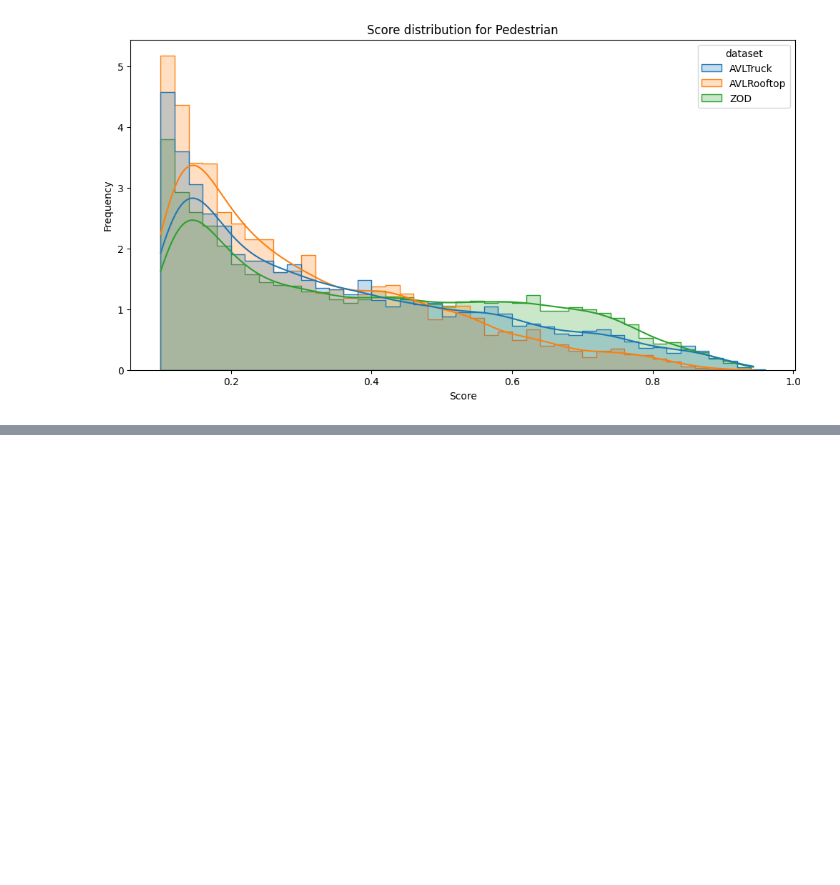
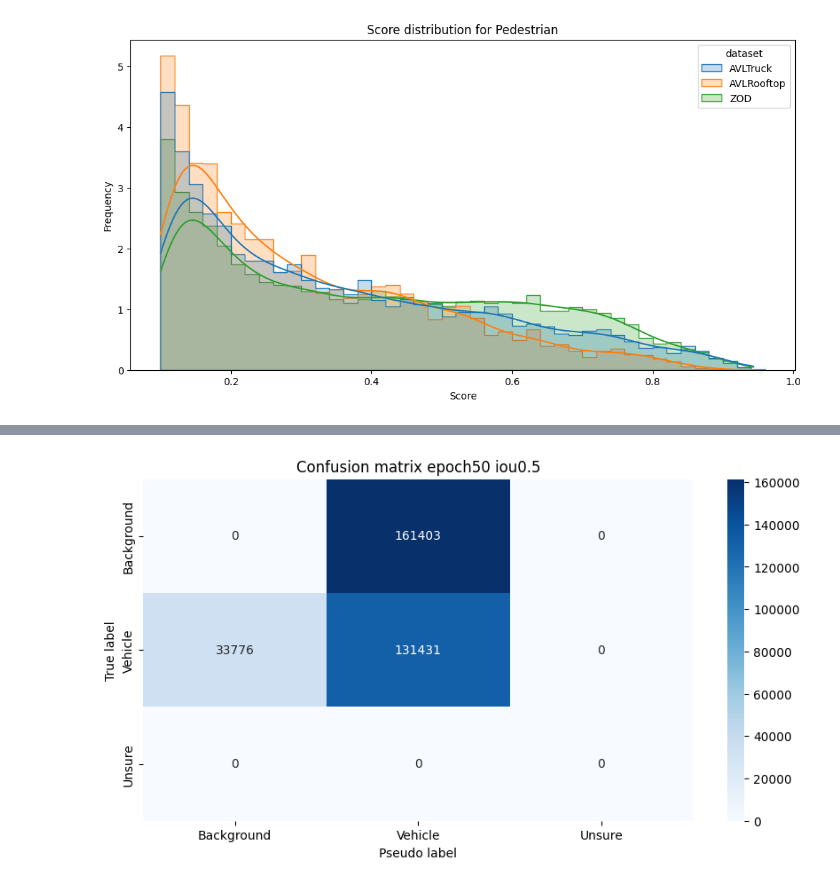
Before and after one commit to griesbchr/3DTrans, a Jupyter notebook: tools/misc/analyze_det_results.ipynb, the cells around one changed output, grey strips where cells are left out. Saved outputs shown, nothing was run; the diff lists cells and outputs as text; code cells hidden in the pictures; blank space fills up the shorter version.

```diff
--- a/tools/misc/analyze_det_results.ipynb
+++ b/tools/misc/analyze_det_results.ipynb
@@ -340,0 +669,4 @@ for cls in classes:
+# %%
+split = "val"
+gt_labels_all = load_gt_labels(split)
+gt_labels_all["dataset"].value_counts()
@@ -340,0 +933,4 @@ for cls in classes:
+# %%
+plot_confusion_matrix(detections_vehicles, gt_labels_vehicles, 0.5, epochs="50", pseudo_labels_folder_path=None, show_plot=True, do_print=False)
+# %% [output]
+[figure, added]
```
Also changed, not shown: parts of 18 cells of this notebook, 3 other files.
